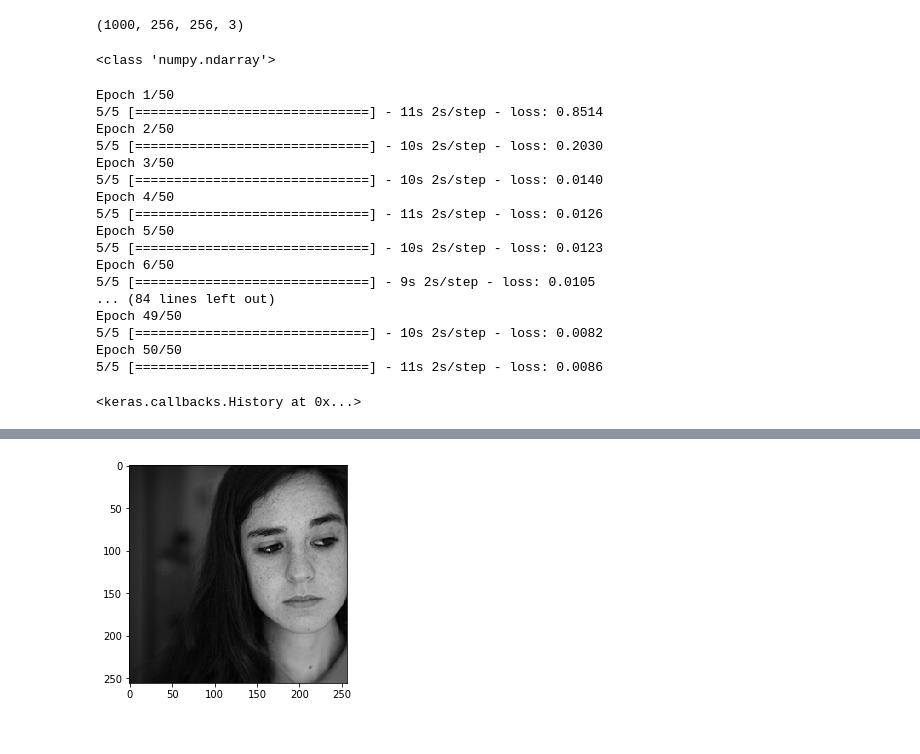
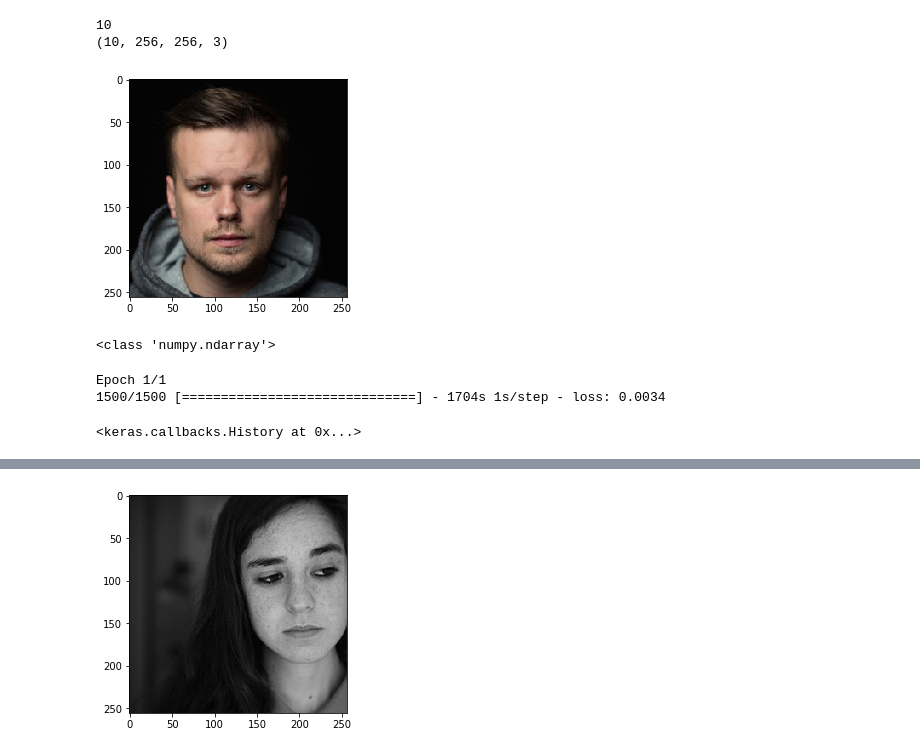
Before and after one commit to mansi1710/AI-image-colorization, a Jupyter notebook: Code/Beta-Version/Beta-Version.ipynb, the cells around one changed output, grey strips where cells are left out. Cells and saved outputs as stored; diff of their text form; code cells hidden in the pictures.

```diff
--- a/Code/Beta-Version/Beta-Version.ipynb
+++ b/Code/Beta-Version/Beta-Version.ipynb
@@ -27,10 +28,14 @@ Xt= X
 # %%
+plt.imshow(Xt[0])
+print(len(X))
 for a in range(int(len(X))):
     X[a]= img_to_array(X[a])
 X= np.array(X, dtype= float)
 print(X.shape)
 # %% [output]
-(1000, 256, 256, 3)
+10
+(10, 256, 256, 3)
+[figure, added]
 # %%
 print(type(X))
 split= int(0.95* len(X))
@@ -74,25 +79,10 @@ def image_a_b_gen(batch_size):
         yield (X_batch.reshape(X_batch.shape+(1,)), Y_batch)
 # %%
 #TensorBoard(log_dir='/output')
-model.fit_generator(image_a_b_gen(batch_size),steps_per_epoch= 5, epochs=50, verbose=1)
+model.fit_generator(image_a_b_gen(batch_size),steps_per_epoch= 1500, epochs=1, verbose=1)
 # %% [output]
-Epoch 1/50
-5/5 [==============================] - 11s 2s/step - loss: 0.8514
-Epoch 2/50
-5/5 [==============================] - 10s 2s/step - loss: 0.2030
-Epoch 3/50
-5/5 [==============================] - 10s 2s/step - loss: 0.0140
-Epoch 4/50
-5/5 [==============================] - 11s 2s/step - loss: 0.0126
-Epoch 5/50
-5/5 [==============================] - 10s 2s/step - loss: 0.0123
-Epoch 6/50
-5/5 [==============================] - 9s 2s/step - loss: 0.0105
-... (84 lines left out)
-Epoch 49/50
-5/5 [==============================] - 10s 2s/step - loss: 0.0082
-Epoch 50/50
-5/5 [==============================] - 11s 2s/step - loss: 0.0086
+Epoch 1/1
+1500/1500 [==============================] - 1704s 1s/step - loss: 0.0034
 <keras.callbacks.History at 0x...>
 # %%
 Xtest = rgb2lab(1.0/255*X[split:])[:,:,:,0]
```
Also changed, not shown: parts of 7 cells of this notebook, 8 other files.
